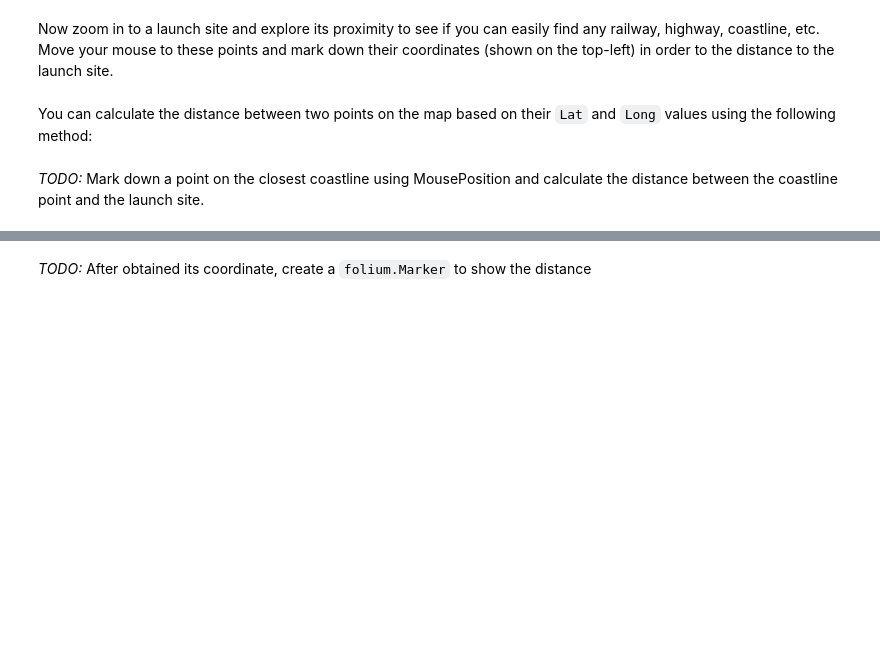
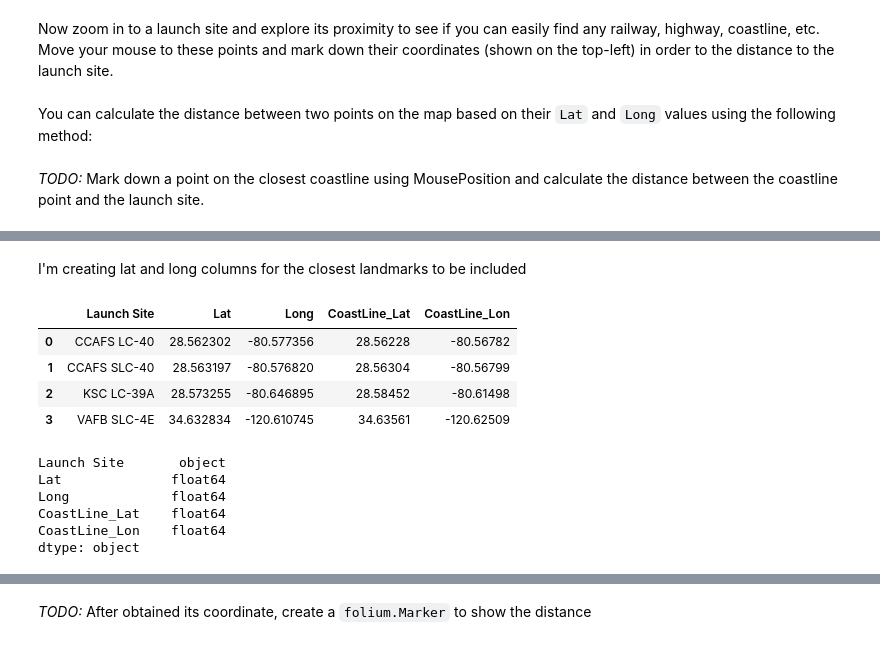
Before and after one commit to DrBlancoPortals/IBM_DS_Capstone, a Jupyter notebook: lab_jupyter_launch_site_location.ipynb, the cells around one changed output, grey strips where cells are left out. Cells and saved outputs as stored; diff of their text form; code cells hidden in the pictures; blank space fills up the shorter version.

```diff
--- a/lab_jupyter_launch_site_location.ipynb
+++ b/lab_jupyter_launch_site_location.ipynb
@@ -361,3 +364,38 @@ def calculate_distance(lat1, lon1, lat2, lon2):
+# %% [markdown]
+I'm creating lat and long columns for the closest landmarks to be included
+# %%
+coastline_lats = [
+    28.56228,
+    28.56304,
+    28.58452,
+    34.63561
+]
+
+coastline_longs = [
+    -80.56782,
+    -80.56799,
+    -80.61498,
+    -120.62509
+]
+
+launch_sites_df['CoastLine_Lat'] = coastline_lats
+launch_sites_df['CoastLine_Lon'] = coastline_longs
+launch_sites_df
+# %% [output]
+|  | Launch Site | Lat | Long | CoastLine_Lat | CoastLine_Lon |
+| 0 | CCAFS LC-40 | 28.562302 | -80.577356 | 28.56228 | -80.56782 |
+| 1 | CCAFS SLC-40 | 28.563197 | -80.576820 | 28.56304 | -80.56799 |
+| 2 | KSC LC-39A | 28.573255 | -80.646895 | 28.58452 | -80.61498 |
+| 3 | VAFB SLC-4E | 34.632834 | -120.610745 | 34.63561 | -120.62509 |
+# %%
+launch_sites_df.dtypes
+# %% [output]
+Launch Site       object
+Lat              float64
+Long             float64
+CoastLine_Lat    float64
+CoastLine_Lon    float64
+dtype: object
 # %%
 # find coordinate of the closet coastline
 # e.g.,: Lat: 28.56367  Lon: -80.57163
```
Also changed, not shown: parts of 22 cells of this notebook.
